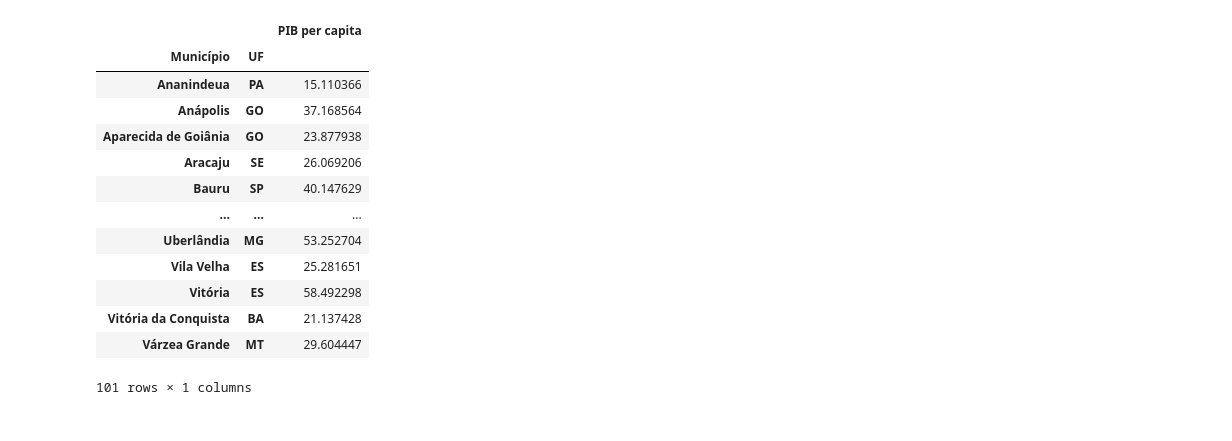
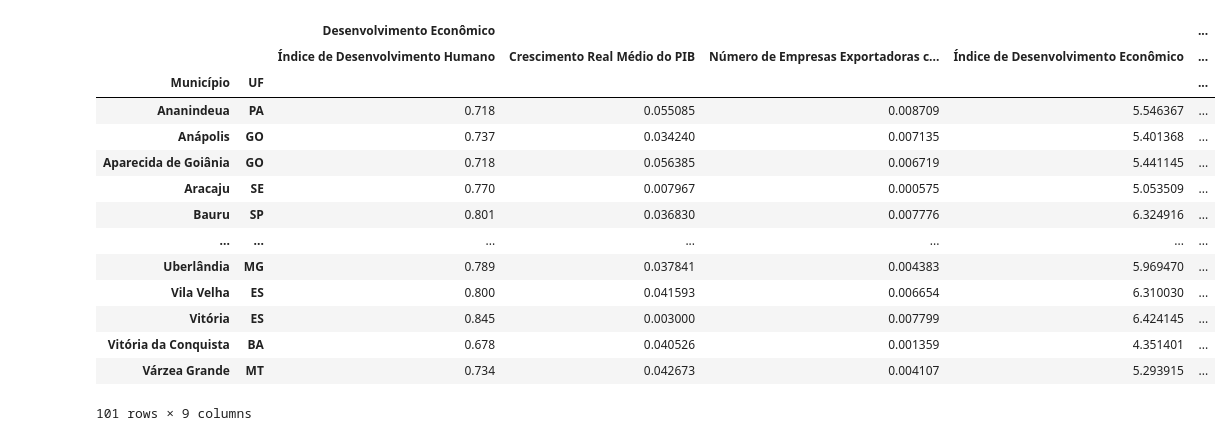
Before and after one commit to ocesarfreitas/ICE-23, a Jupyter notebook: det-MERCADO.ipynb, the cells around one changed output. Cells and saved outputs as stored; diff of their text form; code cells hidden in the pictures.

```diff
--- a/det-MERCADO.ipynb
+++ b/det-MERCADO.ipynb
@@ -112,22 +181,0 @@ sub_clipot = pd.DataFrame()
-# %%
-amostra = pd.read_csv('AMOSTRA/100-municipios.csv').rename(columns={
-    'COD. MUNIC':'Município'
-}).rename(columns={'Município':'None', 'NOME DO MUNICÍPIO':'Município'}).set_index(['Município', 'UF'])
-
-sub_clipot['PIB per capita'] = (pib['2019']/amostra['POPULAÇÃO ESTIMADA']).dropna()
-sub_clipot
-# %% [output]
-|  |  | PIB per capita |
-| Município | UF |  |
-| Ananindeua | PA | 15.110366 |
-| Anápolis | GO | 37.168564 |
-| Aparecida de Goiânia | GO | 23.877938 |
-| Aracaju | SE | 26.069206 |
-| Bauru | SP | 40.147629 |
-| ... | ... | ... |
-| Uberlândia | MG | 53.252704 |
-| Vila Velha | ES | 25.281651 |
-| Vitória | ES | 58.492298 |
-| Vitória da Conquista | BA | 21.137428 |
-| Várzea Grande | MT | 29.604447 |
-101 rows × 1 columns
@@ -133,0 +222,51 @@ sub_clipot
+# %%
+# 2.4.2.3. Indicador Compras Públicas
+
+finbra = pd.read_csv('DETERMINANTE MERCADO/finbra.csv', header=3, error_bad_lines='skip', sep=';')
+
+cond = (finbra['Conta'] == '3.0.00.00.00 - Despesas Correntes') | (finbra['Conta'] == '4.4.00.00.00 - Investimentos')
+desp = finbra.loc[np.where(cond)]
+desp['Cod.IBGE'] = desp['Cod.IBGE'].apply(str)
+desp = {n:sum(desp.groupby('Cod.IBGE').get_group(n)['Valor'].apply(lambda x: x.replace(',','.')).astype(float)) for n in np.unique(desp['Cod.IBGE'])}
+desp = pd.DataFrame([desp]).T
+desp = pd.merge(cod, desp, left_index=True, right_index=True).rename(columns={
+    'Nome_Município':'Município',
+    'Nome_UF':'UF',
+    '0':'despesa'
+}).set_index(['Município', 'UF'])
+
+sub_clipot['Compras Públicas'] = desp[0]
+
+df = pd.read_csv('DETERMINANTE MERCADO/finbradf.csv', header=3, error_bad_lines='skip', sep=';')
+df = df.iloc[np.where(df['UF'] =='DF')]
+cond = (df['Conta'] == '3.0.00.00.00 - Despesas Correntes') | (df['Conta'] == '4.4.00.00.00 - Investimentos')
+df = df.iloc[np.where(cond)]
+sub_clipot.at['Brasília', 'Compras Públicas'] = sum(df['Valor'].apply(lambda x: x.replace(',','.')).astype(float))
+# %%
+missing_data(sub_clipot)
+extreme_values(sub_clipot)
+create_subindex(sub_clipot, subdet)
+mercado[subdet] = sub_clipot
+
+# ---------------------------------------------------------------------------------------------
+
+mercado = pd.concat(mercado, axis=1)
+create_detindex(mercado, 'Mercado')
+
+mercado.to_csv('DETERMINANTES/det-MERCADO.csv')
+# %% [output]
+|  |  | Desenvolvimento Econômico |  |  |  | ... |
+|  |  | Índice de Desenvolvimento Humano | Crescimento Real Médio do PIB | Número de Empresas Exportadoras c... | Índice de Desenvolvimento Econômico | ... |
+| Município | UF |  |  |  |  | ... |
+| Ananindeua | PA | 0.718 | 0.055085 | 0.008709 | 5.546367 | ... |
+| Anápolis | GO | 0.737 | 0.034240 | 0.007135 | 5.401368 | ... |
+| Aparecida de Goiânia | GO | 0.718 | 0.056385 | 0.006719 | 5.441145 | ... |
+| Aracaju | SE | 0.770 | 0.007967 | 0.000575 | 5.053509 | ... |
+| Bauru | SP | 0.801 | 0.036830 | 0.007776 | 6.324916 | ... |
+| ... | ... | ... | ... | ... | ... | ... |
+| Uberlândia | MG | 0.789 | 0.037841 | 0.004383 | 5.969470 | ... |
+| Vila Velha | ES | 0.800 | 0.041593 | 0.006654 | 6.310030 | ... |
+| Vitória | ES | 0.845 | 0.003000 | 0.007799 | 6.424145 | ... |
+| Vitória da Conquista | BA | 0.678 | 0.040526 | 0.001359 | 4.351401 | ... |
+| Várzea Grande | MT | 0.734 | 0.042673 | 0.004107 | 5.293915 | ... |
+101 rows × 9 columns
```
Also changed, not shown: parts of 10 cells of this notebook, 4 other files.
